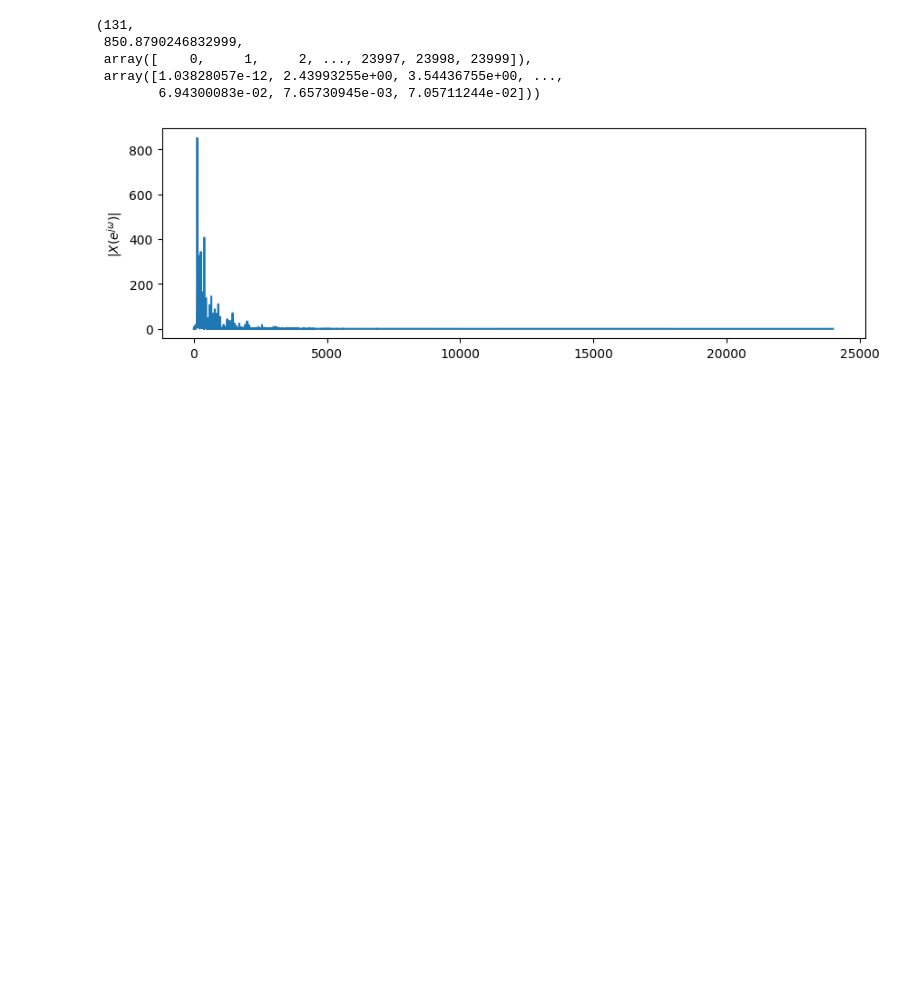
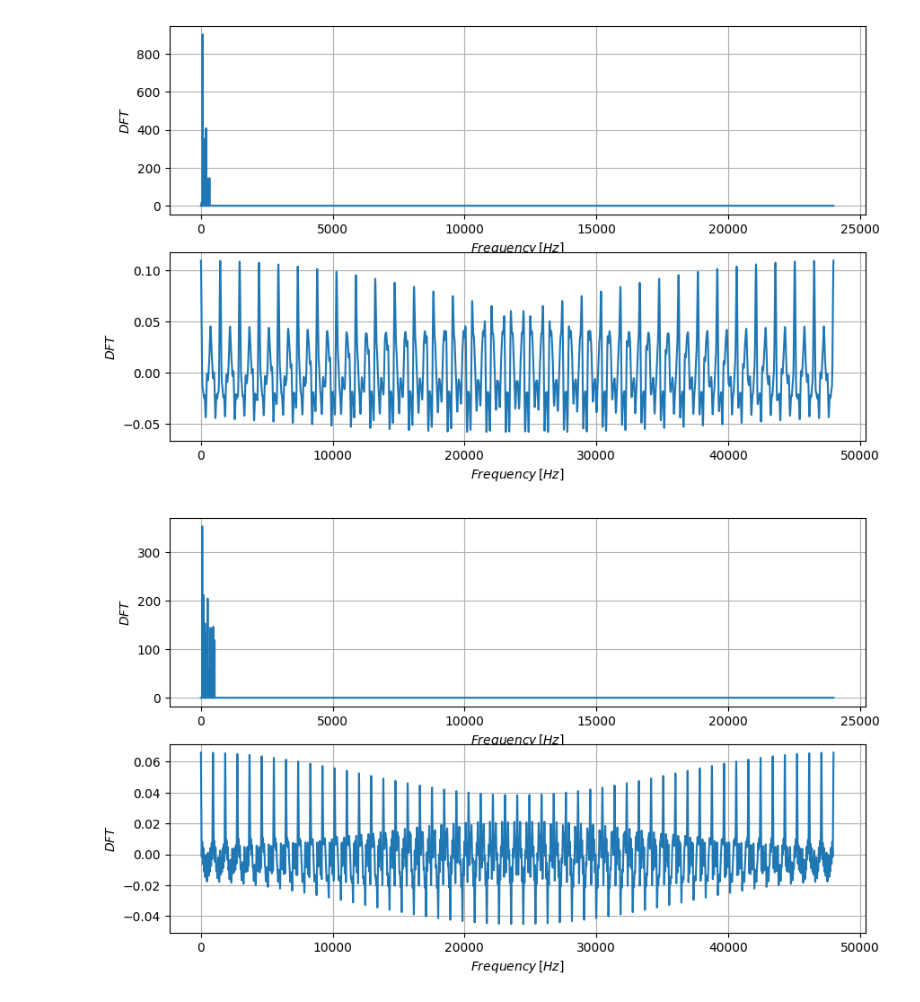
Before and after one commit to VileDeg/iss-project, a Jupyter notebook: src/xgonce00_e.ipynb, the cells around one changed output. Cells and saved outputs as stored; diff of their text form; code cells hidden in the pictures; blank space fills up the shorter version.

```diff
--- a/src/xgonce00_e.ipynb
+++ b/src/xgonce00_e.ipynb
@@ -21,13 +21,9 @@ functions_set_tones(g_Tones)
 # %%
 #task3(g_Tones, 200, 3, 100, g_Fs, g_BigN)
 # %%
-task4(g_Tones, g_Midif, g_MyTones, 200, 10, 100, g_Fs, g_BigN)
+#task4(g_Tones, g_Midif, g_MyTones, 200, 10, 100, g_Fs, g_BigN)
-# %% [output]
-(131,
- 850.8790246832999,
- array([    0,     1,     2, ..., 23997, 23998, 23999]),
- array([1.03828057e-12, 2.43993255e+00, 3.54436755e+00, ...,
-        6.94300083e-02, 7.65730945e-03, 7.05711244e-02]))
-[figure, removed]
 # %%
-#task5(g_Tones, g_Midif, g_MyTones, 2, 200, 10, g_Fs, g_BigN)
+task5(g_Tones, g_Midif, g_MyTones, 1, 200, 10, 200, g_Fs, g_BigN)
+# %% [output]
+[figure, added]
+[figure, added]
```
Also changed, not shown: parts of 1 cell of this notebook, 9 other files.
